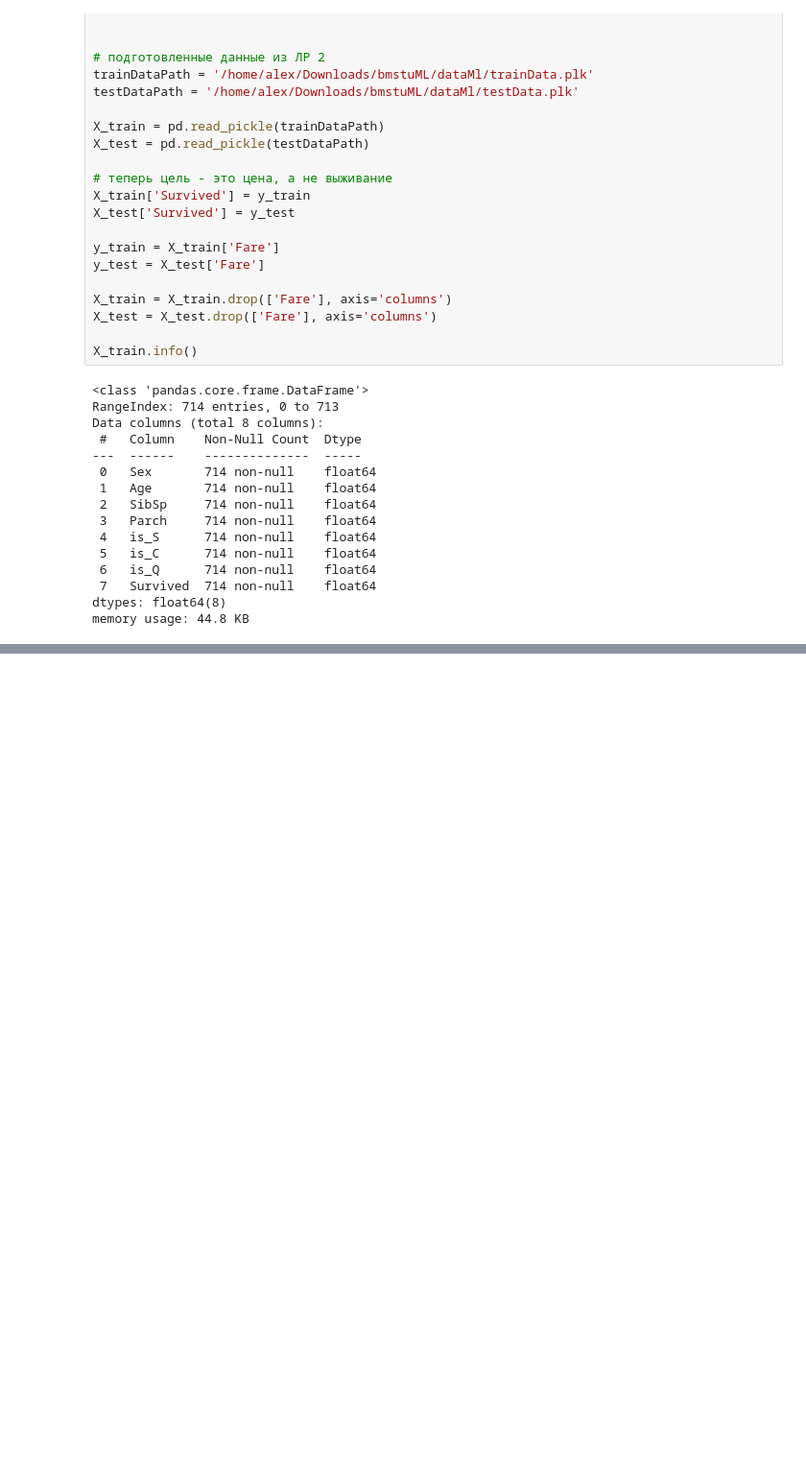
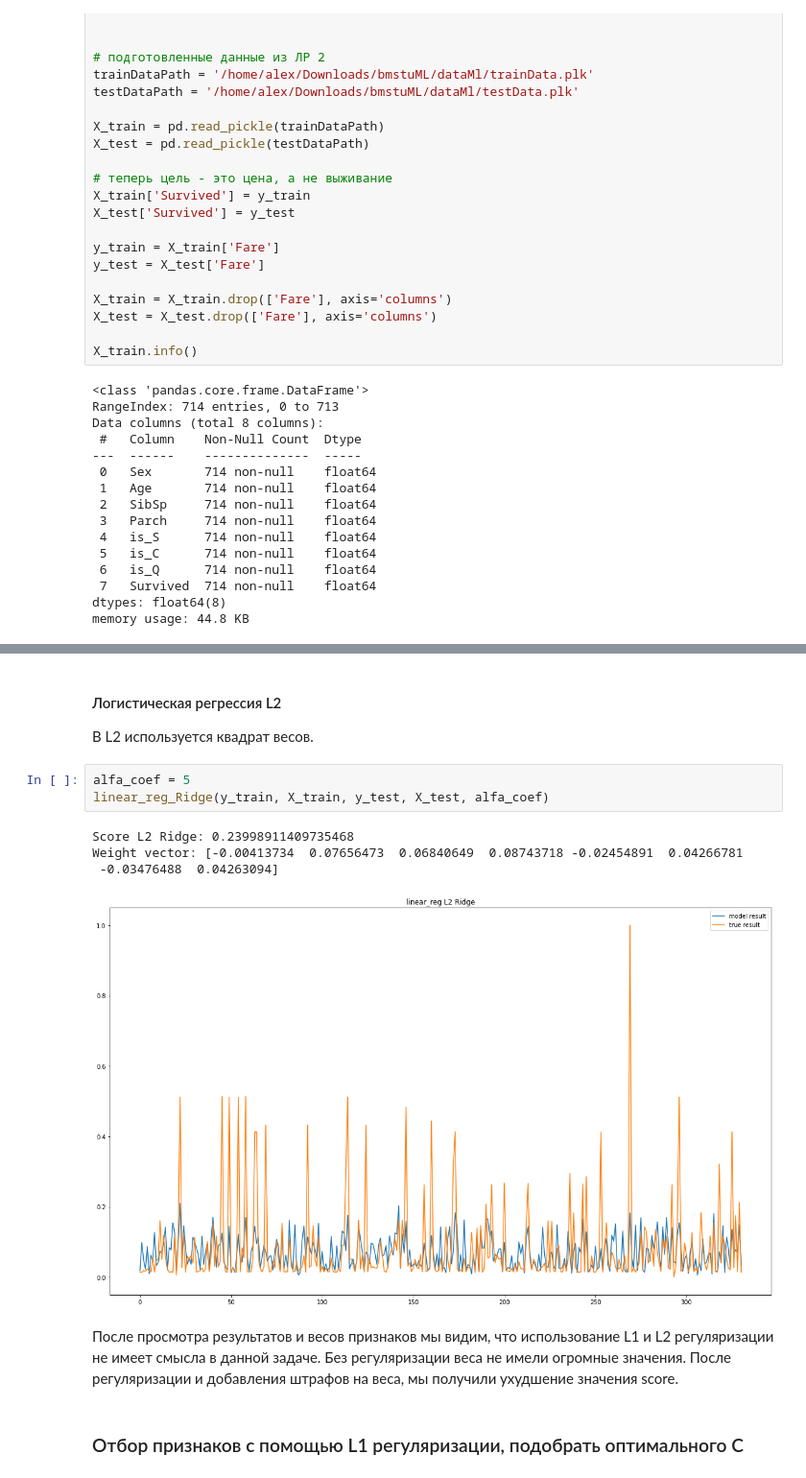
Before and after one commit to AlekseySirmais7/bmstuML, a Jupyter notebook: Laba_3.ipynb, the cells around one changed output, grey strips where cells are left out. Shown at 96% size. Cells and saved outputs as stored; diff of their text form; blank space fills up the shorter version.

```diff
--- a/Laba_3.ipynb
+++ b/Laba_3.ipynb
@@ -121,0 +138,15 @@ score_linreg: 0.15552173592091045
+# %% [markdown]
+#### Логистическая регрессия L2
+В L2 используется квадрат весов.
+# %%
+alfa_coef = 5
+linear_reg_Ridge(y_train, X_train, y_test, X_test, alfa_coef)
+# %% [output]
+Score L2 Ridge: 0.23998911409735468
+Weight vector: [-0.00413734  0.07656473  0.06840649  0.08743718 -0.02454891  0.04266781
+ -0.03476488  0.04263094]
+[figure, added]
+# %% [markdown]
+После просмотра результатов и весов признаков мы видим, что использование L1 и L2 регуляризации не имеет смысла в данной задаче. Без регуляризации веса не имели огромные значения. После регуляризации и добавления штрафов на веса, мы получили ухудшение значения score.
+# %% [markdown]
+### Отбор признаков с помощью L1 регуляризации, подобрать оптимального С
```
Also changed, not shown: parts of 12 cells of this notebook.
